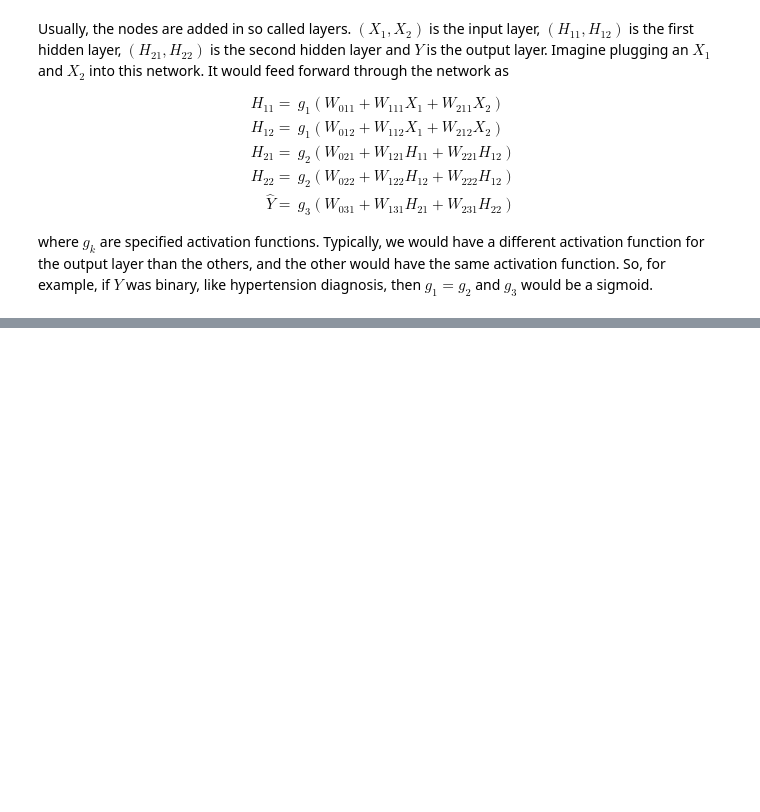
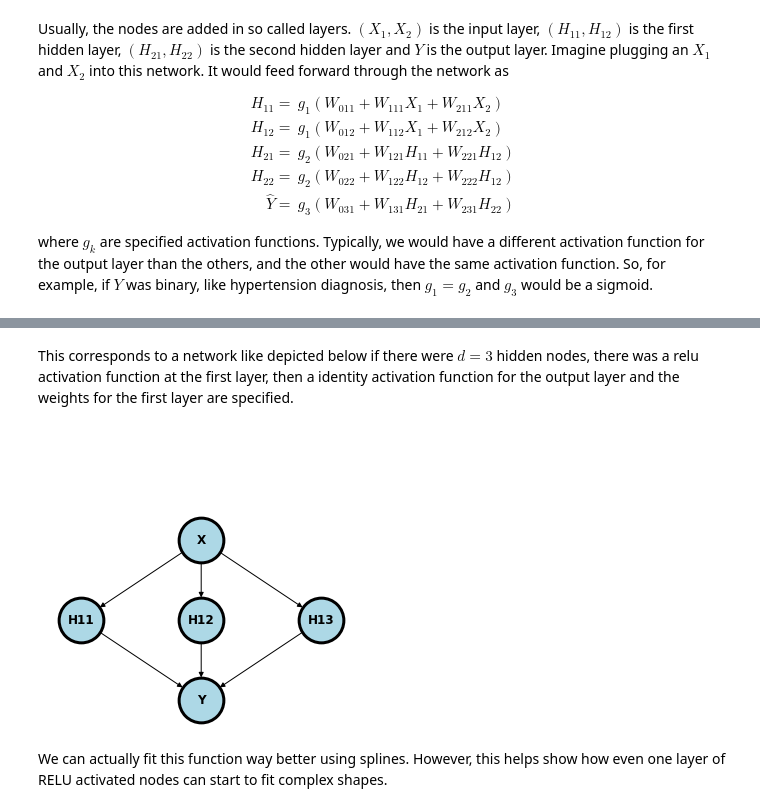
Before and after one commit to smart-stats/ds4bio_book, a Jupyter notebook: book/nns.ipynb, the cells around one changed output, grey strips where cells are left out. Saved outputs shown, nothing was run; the diff lists cells and outputs as text; code cells hidden in the pictures; blank space fills up the shorter version.

```diff
--- a/book/nns.ipynb
+++ b/book/nns.ipynb
@@ -132,0 +188,27 @@ where $g_k$ are specified activation functions. Typically, we would have a diffe
+# %% [markdown]
+This corresponds to a network like depicted below if there were $d=3$  hidden nodes, there was a relu activation function at the first layer, then a identity activation function for the output layer and the weights for the first layer are specified.
+# %%
+G = nx.DiGraph()
+G.add_node("X",  pos =  (1, 2) )
+G.add_node("H11", pos = (0, 1) )
+G.add_node("H12", pos = (1, 1) )
+G.add_node("H13", pos = (2, 1) )
+G.add_node("Y", pos = (1, 0))
+G.add_edges_from([("X", "H11"),  ("X", "H12"),  ("X", "H13")])
+G.add_edges_from([("H11", "Y"), ("H12", "Y"), ("H13", "Y")])
+nx.draw(G,
+        nx.get_node_attributes(G, 'pos'),
+        with_labels=True,
+        font_weight='bold',
+        node_size = 2000,
+        node_color = "lightblue",
+        linewidths = 3)
+ax= plt.gca()
+ax.collections[0].set_edgecolor("#000000")
+ax.set_xlim([-.3, 3.3])
+ax.set_ylim([-.3, 3.3])
+plt.show()
+# %% [output]
+[figure, added]
+# %% [markdown]
+We can actually fit this function way better using splines. However, this helps show how even one layer of RELU activated nodes can start to fit complex shapes.
```
Also changed, not shown: parts of 6 cells of this notebook, 6 other files.
